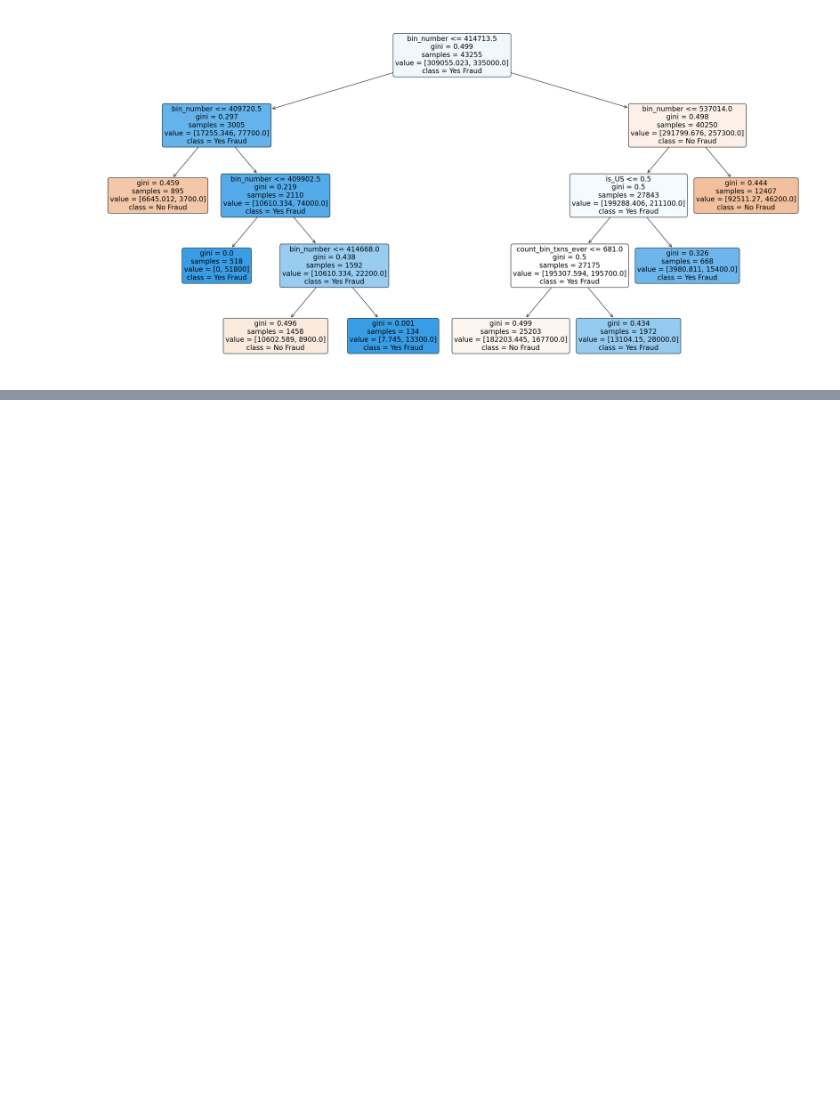
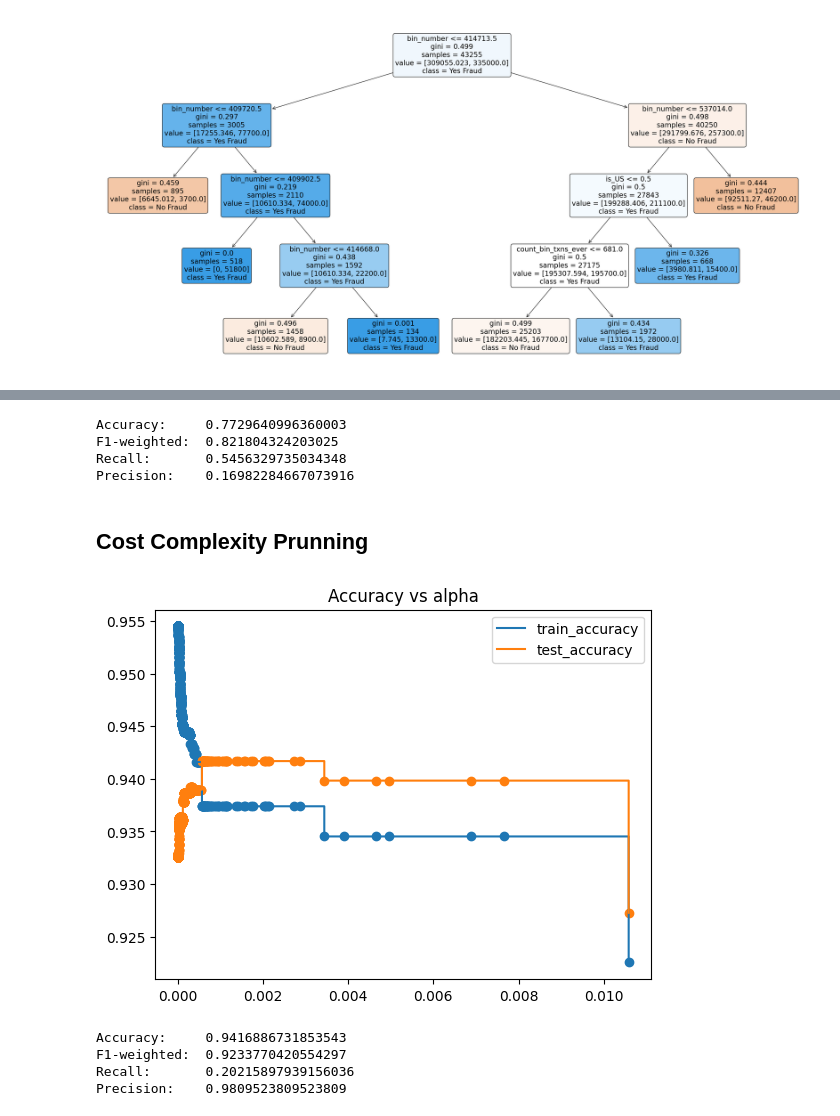
Before and after one commit to Henmachado/payments-data-analysis, a Jupyter notebook: main.ipynb, the cells around one changed output, grey strips where cells are left out. Saved outputs shown, nothing was run; the diff lists cells and outputs as text; code cells hidden in the pictures; blank space fills up the shorter version.

Commit message:
add cost complexity prunning

```diff
--- a/main.ipynb
+++ b/main.ipynb
@@ -149,0 +168,51 @@ Best f1_weighted: 0.8955415903588843 using {'max_depth': 4, 'max_features': 3, '
+# %%
+df_test = get_origin_dataset("test_df.csv")
+
+X_test = df_test.drop('fraud', axis=1).copy()
+y_test = df_test['fraud'].copy()
+
+y_pred = clf_dt.predict(X_test)
+
+print("Accuracy:    ",metrics.accuracy_score(y_test, y_pred))
+print("F1-weighted: ",metrics.f1_score(y_test, y_pred, average='weighted'))
+print("Recall:      ",metrics.recall_score(y_test, y_pred))
+print("Precision:   ",metrics.precision_score(y_test, y_pred))
+# %% [output]
+Accuracy:     0.7729640996360003
+F1-weighted:  0.821804324203025
+Recall:       0.5456329735034348
+Precision:    0.16982284667073916
+# %% [markdown]
+## Cost Complexity Prunning
+# %%
+path = clf_dt.cost_complexity_pruning_path(X, y)
+ccp_alphas, impurities = path.ccp_alphas, path.impurities
+# %%
+clfs = []
+for ccp_alpha in ccp_alphas:
+    clf = tree.DecisionTreeClassifier(random_state=0, ccp_alpha=ccp_alpha)
+    clf.fit(X, y)
+    clfs.append(clf)
+# %%
+clfs = clfs[:-1]
+ccp_alphas = ccp_alphas[:-1]
+# %%
+from sklearn.metrics import accuracy_score,confusion_matrix
+
+train_acc = []
+test_acc = []
+for c in clfs:
+    y_train_pred = c.predict(X)
+    y_test_pred = c.predict(X_test)
+    train_acc.append(accuracy_score(y_train_pred,y))
+    test_acc.append(accuracy_score(y_test_pred,y_test))
+
+plt.scatter(ccp_alphas,train_acc)
+plt.scatter(ccp_alphas,test_acc)
+plt.plot(ccp_alphas,train_acc,label='train_accuracy',drawstyle="steps-post")
+plt.plot(ccp_alphas,test_acc,label='test_accuracy',drawstyle="steps-post")
+plt.legend()
+plt.title('Accuracy vs alpha')
+plt.show()
+# %% [output]
+[figure, added]
@@ -149,0 +231,15 @@ Best f1_weighted: 0.8955415903588843 using {'max_depth': 4, 'max_features': 3, '
+# %%
+clf_ = tree.DecisionTreeClassifier(random_state=0,ccp_alpha=optmz_alpha)
+clf_.fit(X,y)
+y_train_pred = clf_.predict(X)
+y_test_pred = clf_.predict(X_test)
+
+print("Accuracy:    ",metrics.accuracy_score(y_test, y_test_pred))
+print("F1-weighted: ",metrics.f1_score(y_test, y_test_pred, average='weighted'))
+print("Recall:      ",metrics.recall_score(y_test, y_test_pred))
+print("Precision:   ",metrics.precision_score(y_test, y_test_pred))
+# %% [output]
+Accuracy:     0.9416886731853543
+F1-weighted:  0.9233770420554297
+Recall:       0.20215897939156036
+Precision:    0.9809523809523809
```
Also changed, not shown: parts of 6 cells of this notebook.
